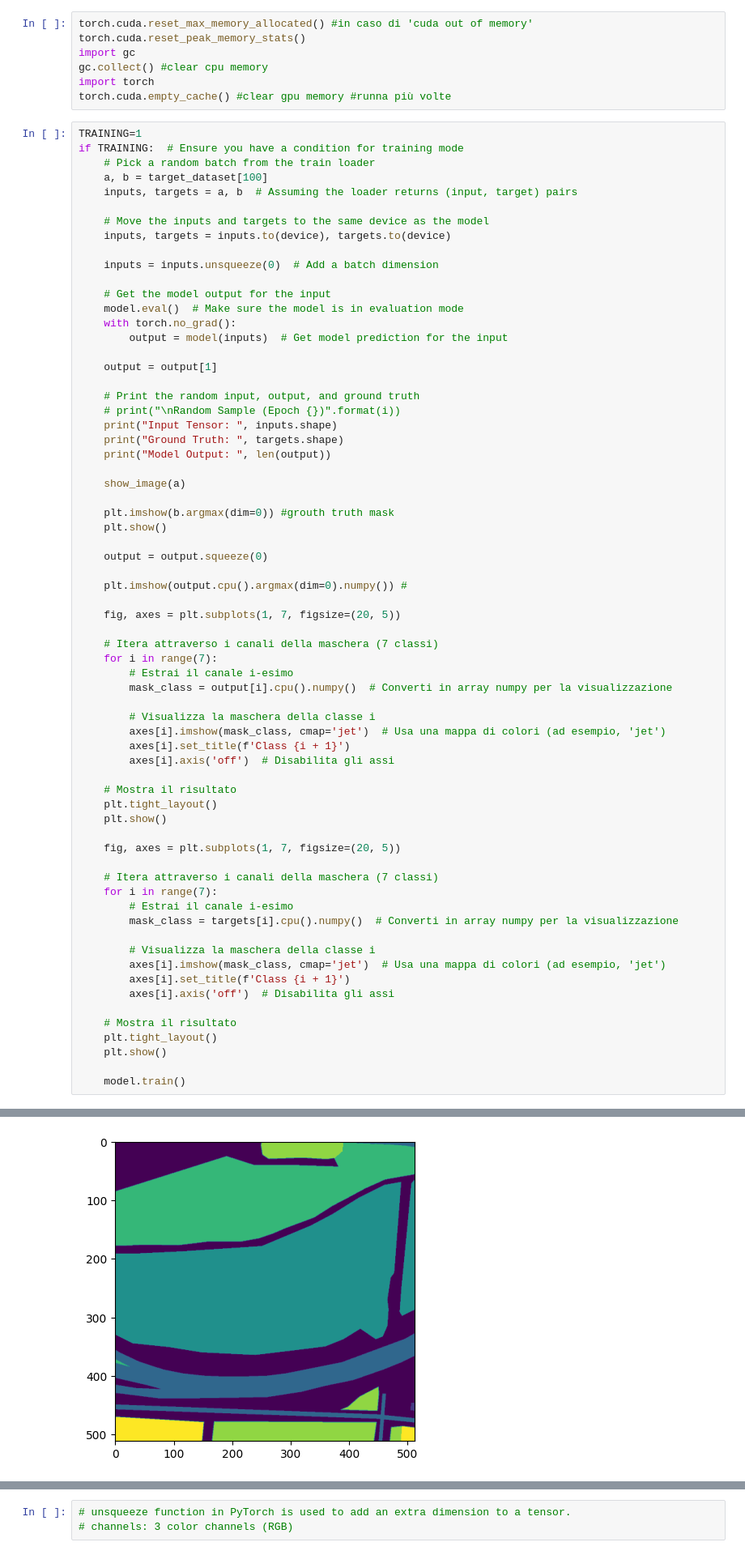
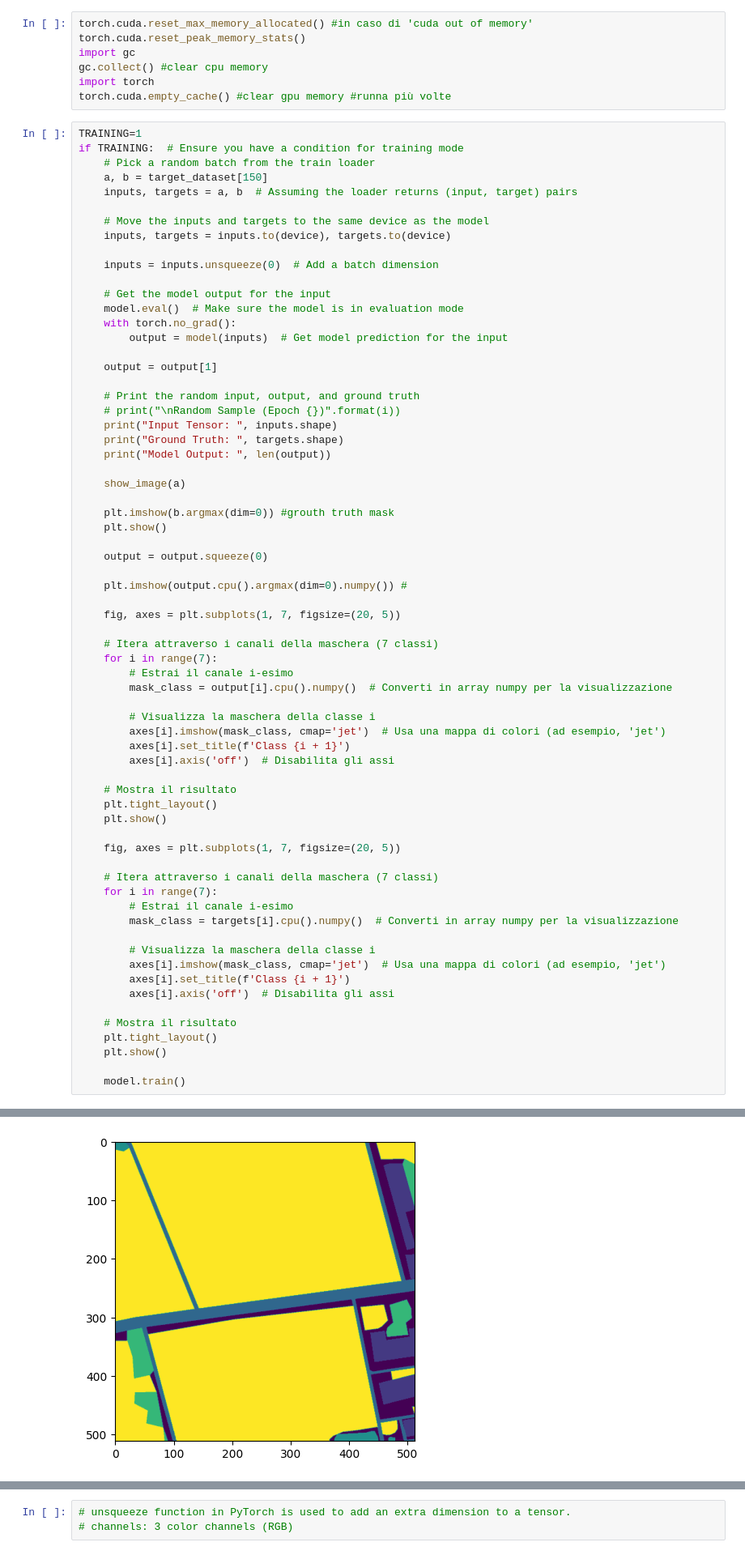
Before and after one commit to MichelePoli/AMLProject, a Jupyter notebook: TASK/Task5_losses/4bImage_to_imageApproachBS16_dice.ipynb, the cells around one changed output, grey strips where cells are left out. Shown at 81% size. Drawn from its saved outputs; the diff is of its cells as text.

Commit message:
final graph

```diff
--- a/TASK/Task5_losses/4bImage_to_imageApproachBS16_dice.ipynb
+++ b/TASK/Task5_losses/4bImage_to_imageApproachBS16_dice.ipynb
@@ -1063,7 +1066,7 @@ torch.cuda.empty_cache() #clear gpu memory #runna più volte
 TRAINING=1
 if TRAINING:  # Ensure you have a condition for training mode
     # Pick a random batch from the train loader
-    a, b = target_dataset[100]
+    a, b = target_dataset[150]
     inputs, targets = a, b  # Assuming the loader returns (input, target) pairs
 
     # Move the inputs and targets to the same device as the model
@@ -1134 +1137 @@ Model Output:  1
-[figure, old version]
+[figure, new version]
```
Also changed, not shown: parts of 7 cells of this notebook, 1 other file.
